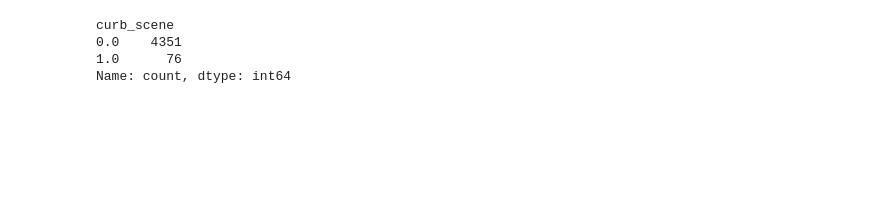
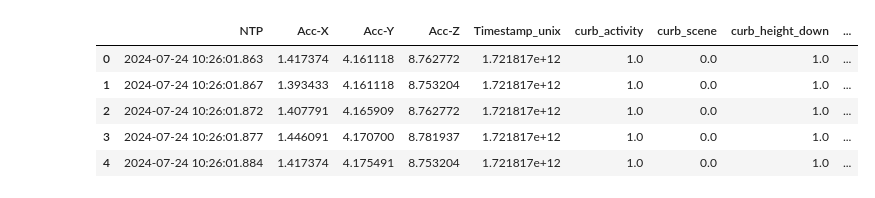
Before and after one commit to Ziyi-star/Bachelor-Project, a Jupyter notebook: notebooks/Handlebar/03-Lstm__Handlebar_tensorflow.ipynb, the cells around one changed output. Saved outputs shown, nothing was run; the diff lists cells and outputs as text; code cells hidden in the pictures; blank space fills up the shorter version.

```diff
--- a/notebooks/Handlebar/03-Lstm__Handlebar_tensorflow.ipynb
+++ b/notebooks/Handlebar/03-Lstm__Handlebar_tensorflow.ipynb
@@ -13,9 +15,13 @@ RANDOM_SEED = 42
 # %%
-df = pd.read_csv('../../data/handlebar/Accelerometer_data_combined_segmented.csv')
+df = pd.read_csv('../../data/handlebar/Accelerometer_data_combined.csv')
 # 0 for normal, 1 for abnormal
 df['curb_scene'].value_counts()
+df.drop('Unnamed: 0', axis=1, inplace=True)
+df.head()
 # %% [output]
-curb_scene
-0.0    4351
-1.0      76
-Name: count, dtype: int64
+|  | NTP | Acc-X | Acc-Y | Acc-Z | Timestamp_unix | curb_activity | curb_scene | curb_height_down | ... |
+| 0 | 2024-07-24 10:26:01.863 | 1.417374 | 4.161118 | 8.762772 | 1.721817e+12 | 1.0 | 0.0 | 1.0 | ... |
+| 1 | 2024-07-24 10:26:01.867 | 1.393433 | 4.161118 | 8.753204 | 1.721817e+12 | 1.0 | 0.0 | 1.0 | ... |
+| 2 | 2024-07-24 10:26:01.872 | 1.407791 | 4.165909 | 8.762772 | 1.721817e+12 | 1.0 | 0.0 | 1.0 | ... |
+| 3 | 2024-07-24 10:26:01.877 | 1.446091 | 4.170700 | 8.781937 | 1.721817e+12 | 1.0 | 0.0 | 1.0 | ... |
+| 4 | 2024-07-24 10:26:01.884 | 1.417374 | 4.175491 | 8.753204 | 1.721817e+12 | 1.0 | 0.0 | 1.0 | ... |
```
Also changed, not shown: parts of 10 cells of this notebook, 2 other files.
